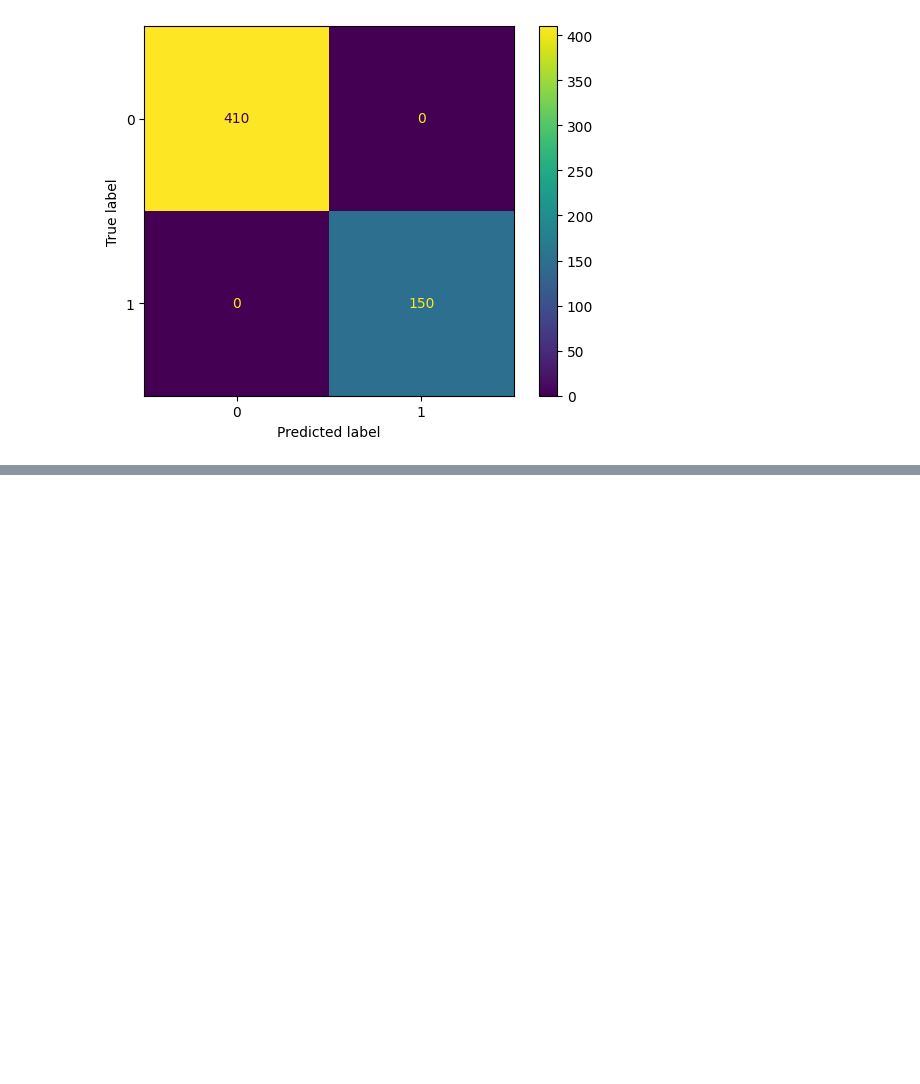
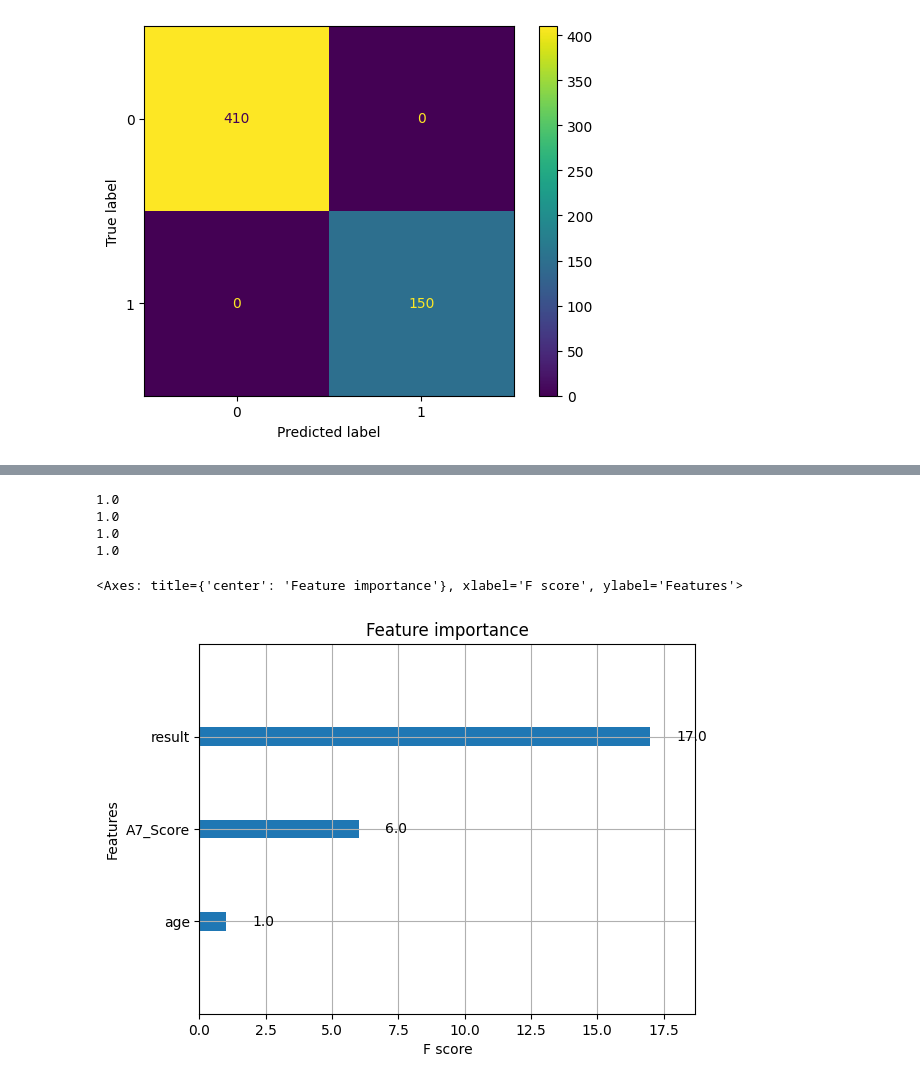
Before and after one commit to ly-daniel/Practice-Projects, a Jupyter notebook: Autism Screening/autism data analysis.ipynb, the cells around one changed output, grey strips where cells are left out. Saved outputs shown, nothing was run; the diff lists cells and outputs as text; code cells hidden in the pictures; blank space fills up the shorter version.

```diff
--- a/Autism Screening/autism data analysis.ipynb
+++ b/Autism Screening/autism data analysis.ipynb
@@ -269,0 +260,11 @@ xgb_param_grid = {'n_estimators':[],
+# %%
+xgb = XGBClassifier()
+
+xgb_param_grid = {'n_estimators':[100,200,300],
+              'eta':[.1,.2,.3],
+              'max_depth':[6, 10, 15],
+              'min_child_weight':[5, 6]}
+
+xgb_cv = GridSearchCV(xgb, xgb_param_grid, cv = 5, scoring = scoring, refit='f1')
+
+xgb_cv.fit(X_train, y_train)
@@ -269,0 +295,15 @@ xgb_param_grid = {'n_estimators':[],
+# %%
+print(xgb_cv_acc)
+print(xgb_cv_prec)
+print(xgb_cv_rc)
+print(xgb_cv_f1)
+# %% [output]
+1.0
+1.0
+1.0
+1.0
+# %%
+plot_importance(xgb_cv.best_estimator_)
+# %% [output]
+<Axes: title={'center': 'Feature importance'}, xlabel='F score', ylabel='Features'>
+[figure, added]
```
Also changed, not shown: parts of 5 cells of this notebook.
